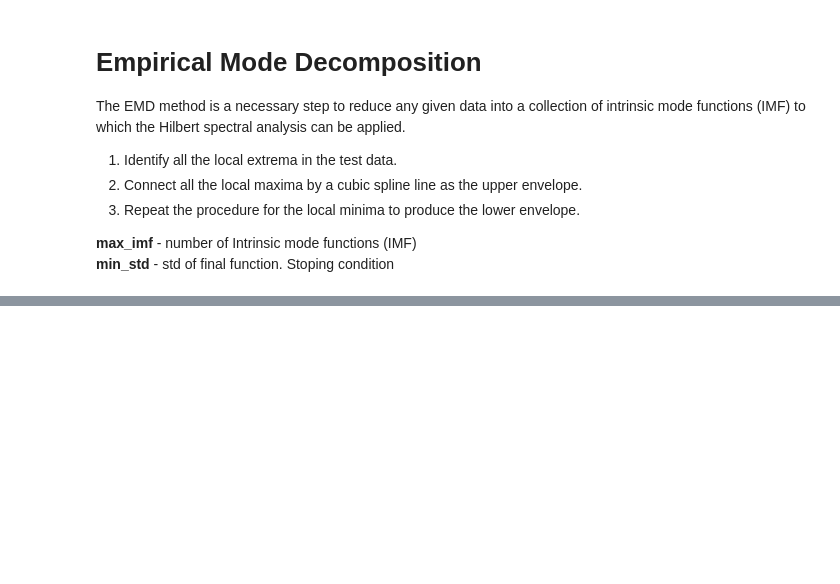
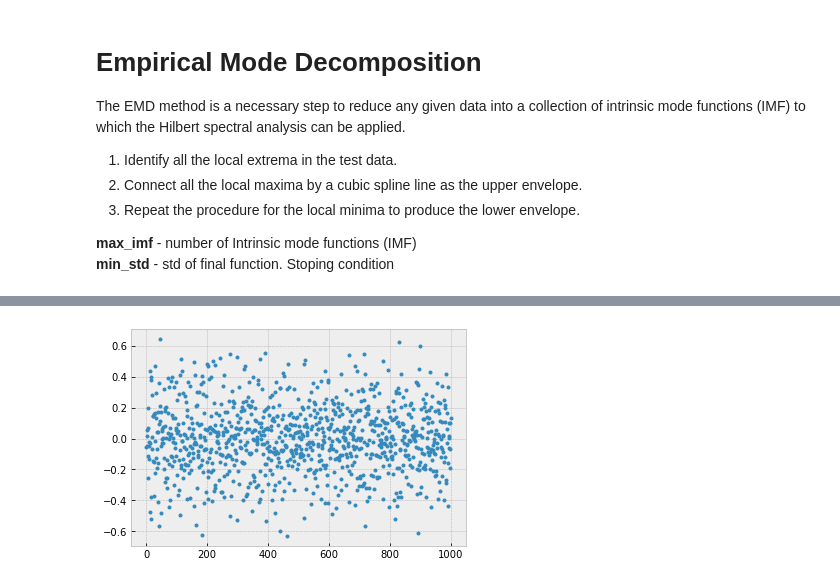
Before and after one commit to ivanvoid/HHSA, a Jupyter notebook: Holo-Hilbert-SA.ipynb, the cells around one changed output, grey strips where cells are left out. Cells and saved outputs as stored; diff of their text form; code cells hidden in the pictures; blank space fills up the shorter version.

```diff
--- a/Holo-Hilbert-SA.ipynb
+++ b/Holo-Hilbert-SA.ipynb
@@ -151,0 +66,5 @@ plot_imfs(imfs)
+# %%
+# Second IMFs
+sec_imfs = []
+for imf in imfs:
+    sec_imfs += [get_imfs(imf, 3)]
@@ -151,0 +80,10 @@ plot_imfs(imfs)
+# %%
+# Inst freq for first IMF
+inst_freq = []
+hts = []
+for imf in imfs:
+    ht = hilbert(imf)
+    omega = np.unwrap(np.angle(ht))
+
+    inst_freq += [np.diff(omega)]
+    hts += [ht]
@@ -151,0 +110,5 @@ plot_imfs(imfs)
+# %%
+plt.plot(hts[0].imag, '.')
+plt.show()
+# %% [output]
+[figure, added]
```
Also changed, not shown: parts of 34 cells of this notebook, 3 other files.
